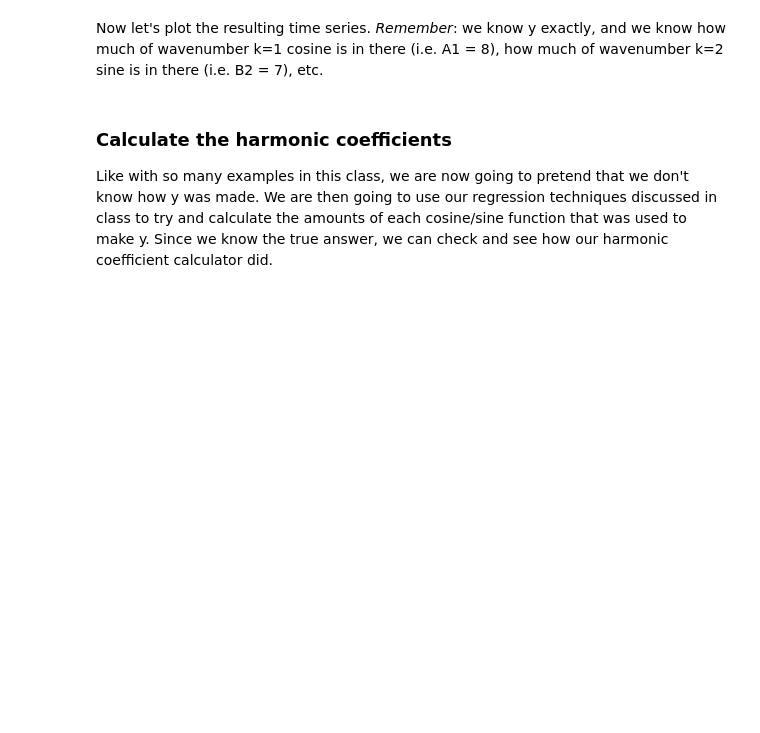
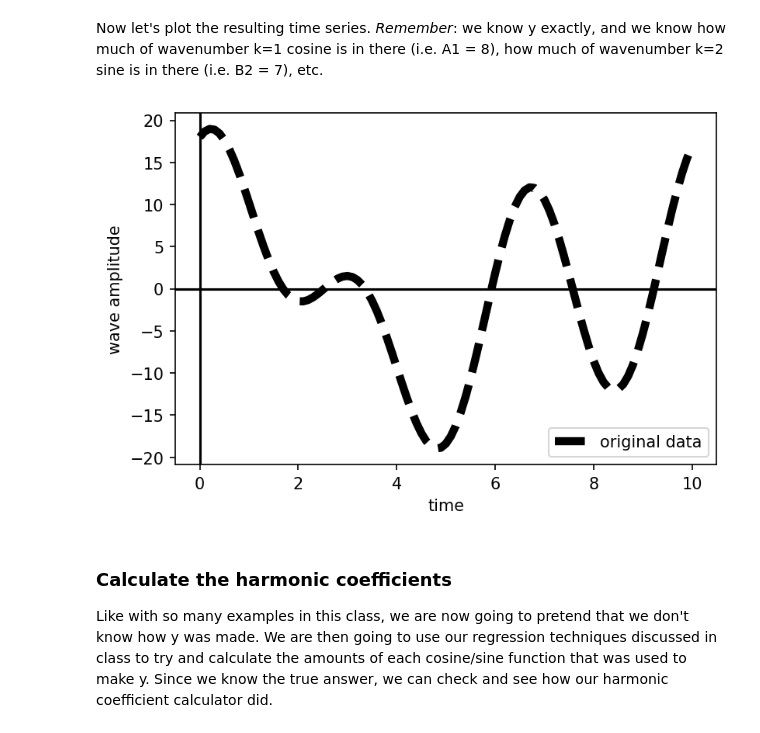
Before and after one commit to kjmayer/ats655-coursematerial, a Jupyter notebook: jupyter_notebooks/example_harmonic_coefficient_calculator.ipynb, the cells around one changed output. Saved outputs shown, nothing was run; the diff lists cells and outputs as text; code cells hidden in the pictures; blank space fills up the shorter version.

```diff
--- a/jupyter_notebooks/example_harmonic_coefficient_calculator.ipynb
+++ b/jupyter_notebooks/example_harmonic_coefficient_calculator.ipynb
@@ -51,13 +51,16 @@ Now let's plot the resulting time series. _Remember_: we know y exactly, and we
 # %%
 plt.figure()
 plt.plot(t,y,'--k',linewidth = 5, label = 'original data')
 
 plt.axhline(y=0, color = 'black')
 plt.axvline(x=0, color = 'black')
 
 plt.xlabel('time')
+plt.legend()
 plt.ylabel('wave amplitude')
 plt.show()
+# %% [output]
+[figure, added]
 # %% [markdown]
 ### Calculate the harmonic coefficients
 
```
Also changed, not shown: parts of 7 cells of this notebook, 1 other file.
